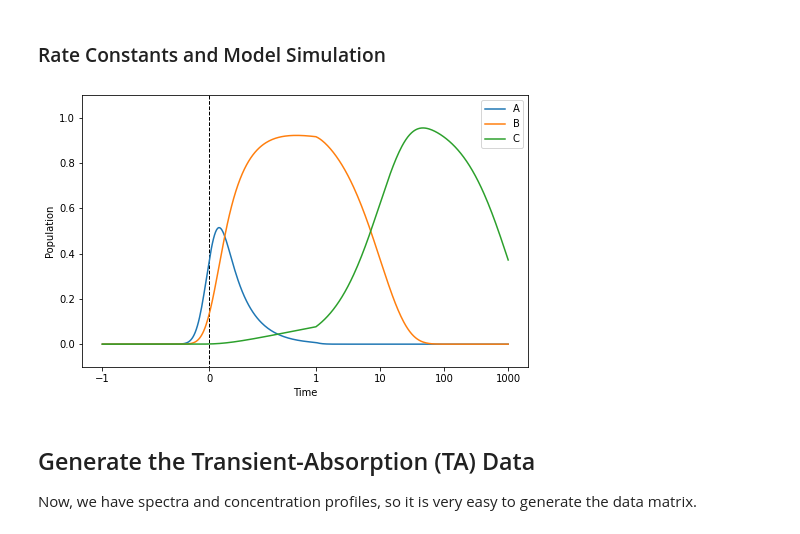
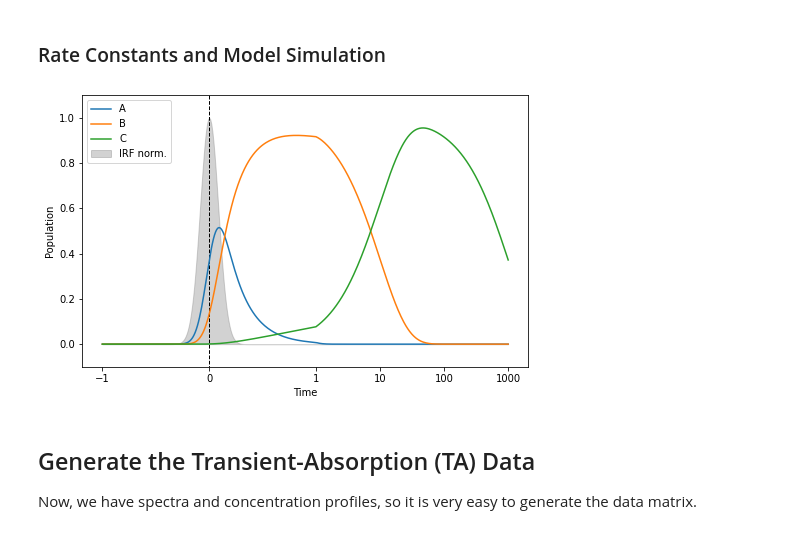
Before and after one commit to dmadea/Jupyter-Tutorials, a Jupyter notebook: Femto + LDM/Femto tutorial.ipynb, the cells around one changed output. Cells and saved outputs as stored; diff of their text form; code cells hidden in the pictures.

```diff
--- a/Femto + LDM/Femto tutorial.ipynb
+++ b/Femto + LDM/Femto tutorial.ipynb
@@ -234,18 +252,41 @@ from math import erfc
 
 # creates and compiles a vectorized function, will work on numpy arrays
 @vectorize(nopython=True)
-def fold_exp(t, k, fwhm=0):
-    """t - times, k - rate constant vector, fwhm - full width at half maximum"""
+def fold_exp(t: Union[int, float, np.ndarray], k: Union[int, float, np.ndarray], fwhm: Union[int, float, np.ndarray] = 0) -> np.ndarray:
+    """Calculates the folded exponential function, that is the exponential convoluted
+    with a gaussian function.
 
-    w = fwhm / (2 * np.sqrt(np.log(2)))  # width, Delta with tilde
+    Parameters
+    ----------
+    t :
+        Time points.
+    k :
+        Rate constant(s).
+    fwhm :
+        Full Width at Half Maximum.
+    """
+
+    w = fwhm / (2 * np.sqrt(np.log(2)))  # calcualte Gaussian width = Delta with tilde
 
     if w > 0:
         return 0.5 * np.exp(k * (k * w * w / 4.0 - t)) * erfc(w * k / 2.0 - t / w)  # calculate the folded exponential if width > 0
     else:
         return np.exp(-t * k) if t >= 0 else 0  # normal exponential if fwhm = 0, but for t < 0, values must be zero (the heaviside function)
 
-def simulate_C(t, K, j, fwhm=0):
-    """t - times, K - transfer matrix, j - initial population vector, fwhm - full width at half maximum"""
+def simulate_C(t: np.ndarray, K: np.ndarray, j: np.ndarray, fwhm: Union[int, float, np.ndarray] = 0) -> np.ndarray:
+    """Simulates the concentration profiles for a given transfer matrix.
+
+    Parameters
+    ----------
+    t :
+        Time points.
+    K :
+        Transfer matrix.
+    j :
+        Initial population vector.
+    fwhm :
+        Full Width at Half Maximum. Number or a vector.
+    """
 
     Lambda, U = eig(K)  # get eigenvalues and eigenvectors of K
     U_inv = inv(U)  # calculate the inverse of U
@@ -263,34 +304,38 @@ def simulate_C(t, K, j, fwhm=0):
 # %%
 taus = np.asarray([0.2, 10, 1e3])  # lifetimes
 ks = 1 / taus  # rate constants
 
 K = np.zeros((k, k))  # transfer matrix
 # fill the rate constants as sequential model
 for i in range(k):
     K[i, i] = -ks[i]
     if i < k - 1:
         K[i + 1, i] = ks[i]
 
 j = np.zeros(k)  # define the j vector
 j[0] = 1
 
 fwhm = 0.2  # use FWHM as 0.2
 C = simulate_C(times, K, j, fwhm)
 
+# simulate the Guassian irf normallized
+irf = gauss(times, 0, fwhm / (2 * np.sqrt(2 * np.log(2))))
+
 # plot computed concentrations with symlog scale
 plt.rcParams['figure.figsize'] = [8, 5]
 for i in range(k):
     plt.plot(times, C[:, i], label=species[i])
+plt.fill_between(times, irf, 0, color='gray', alpha=0.35, zorder=-10, label='IRF norm.')
 plt.xlabel('Time')
 plt.ylabel('Population')
 plt.xscale('symlog', linthresh=1, linscale=1.5)
 plt.ylim(-0.1, 1.1)
 plt.vlines(0, -5, 5, color='k', ls='--', lw=1)
 plt.gca().xaxis.set_major_formatter(ScalarFormatter())
 plt.legend()
 plt.show()
 # %% [output]
-[figure, old version]
+[figure, new version]
 # %% [markdown]
 ## Generate the Transient-Absorption (TA) Data
 
```
Also changed, not shown: parts of 10 cells of this notebook.
